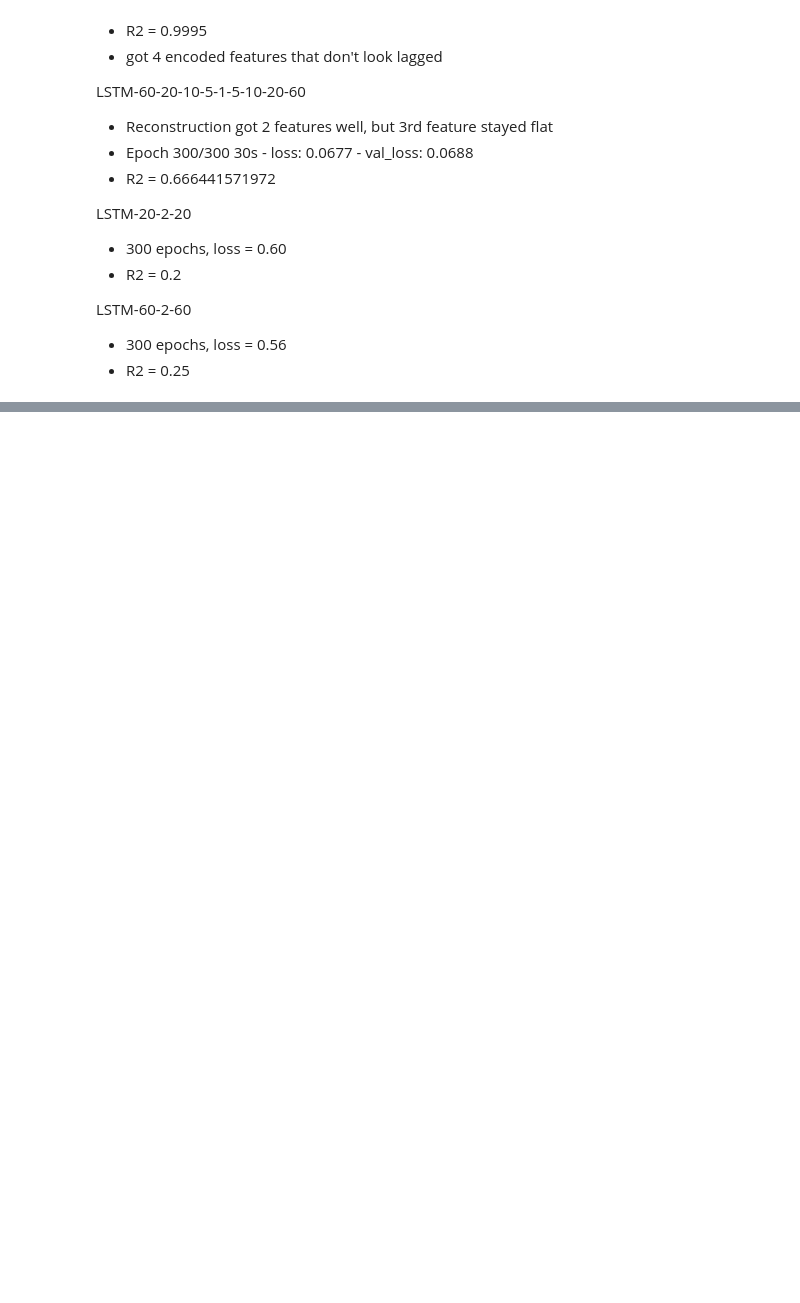
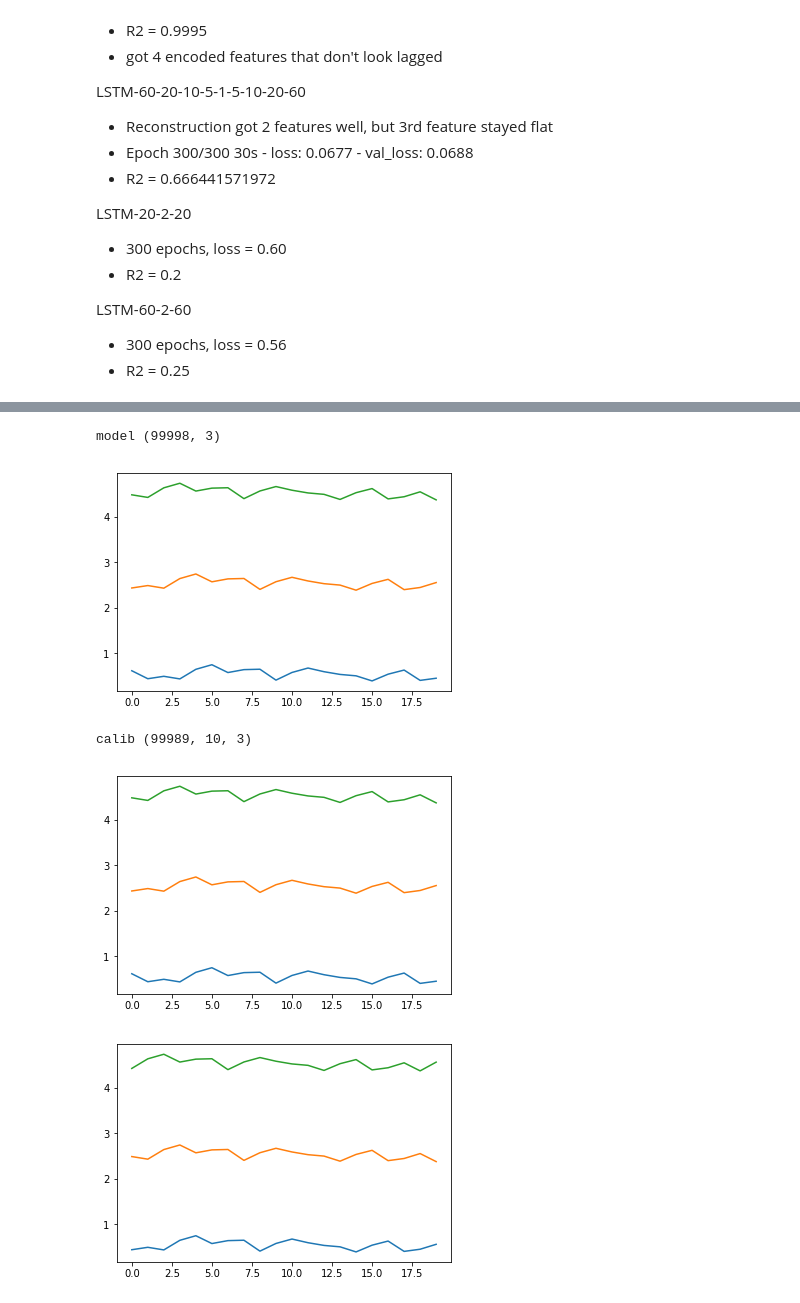
Before and after one commit to shadiakiki1986/test-ml, a Jupyter notebook: t2-LSTM/p5g-lstm for lag-use lstm-based ae-deep-Copy6-AE-60-20-2-20-60.ipynb, the cells around one changed output, grey strips where cells are left out. Saved outputs shown, nothing was run; the diff lists cells and outputs as text; code cells hidden in the pictures; blank space fills up the shorter version.

```diff
--- a/t2-LSTM/p5g-lstm for lag-use lstm-based ae-deep-Copy6-AE-60-20-2-20-60.ipynb
+++ b/t2-LSTM/p5g-lstm for lag-use lstm-based ae-deep-Copy6-AE-60-20-2-20-60.ipynb
@@ -155,21 +157,28 @@ import utils2
 # %%
 nb_samples = int(100e3) # FIXME # 100e3
 X = np.random.randn(nb_samples)
 # generate data with 3-lag correlation: X(t-1), X(t), and X(t+1)
 timesteps = 3
 
 X_model = strided_app(X, timesteps, 1)
+X_model = utils.myNorm3(X_model)
 print('model', X_model.shape)
 utils.myPlot(X_model[:20],2)
 
 # The first striding above was done in order to generate the input data with a built-in lag relationship
 # Now need to stride again because we need to pretend that we do not know that the input has this correlation
 # Without this re-striding, it's like telling the model to get y=X
 look_back = 10
 X_calib      = utils2._load_data_strides(X_model,       n_prev=look_back)
 print('calib', X_calib.shape)
 utils.myPlot(X_calib[:20,0,:],2) # same as earlier plot
 utils.myPlot(X_calib[:20,1,:],2) # lagged version of above plot
+# %% [output]
+model (99998, 3)
+[figure, added]
+calib (99989, 10, 3)
+[figure, added]
+[figure, added]
 # %%
 # SPLIT train/validation/test
 nb_samples_calib = X_calib.shape[0]
```
Also changed, not shown: parts of 7 cells of this notebook, 1 other file.
